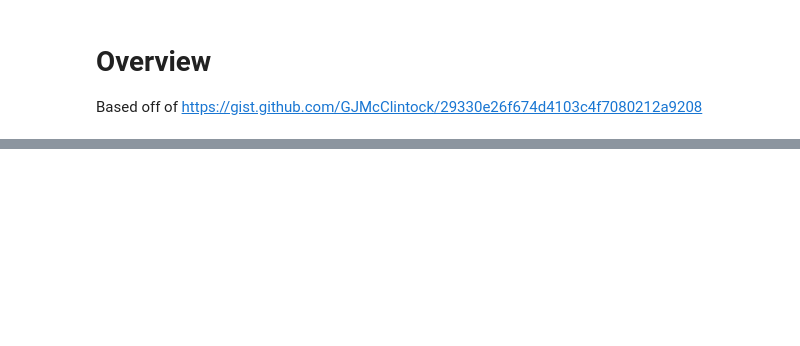
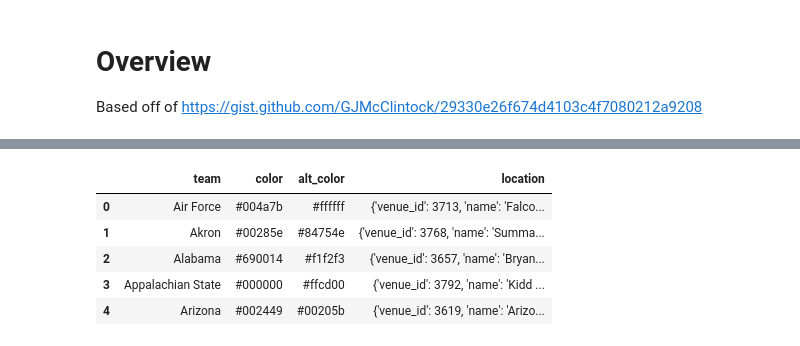
Before and after one commit to mgholswade/CFB_Analytics, a Jupyter notebook: notebooks/exploration.ipynb, the cells around one changed output, grey strips where cells are left out. Drawn from its saved outputs; the diff is of its cells as text; code cells hidden in the pictures; blank space fills up the shorter version.

```diff
--- a/notebooks/exploration.ipynb
+++ b/notebooks/exploration.ipynb
@@ -45,21 +93,0 @@ wc.hex_to_name('#ffffff')
-# %%
-#Functions from https://stackoverflow.com/questions/44354437/classify-users-by-colors
-def get_approx_color(hex_color):
-    orig = wc.hex_to_rgb(hex_color)
-    similarity = {}
-    for hex_code, color_name in wc.hex_to_name.items():
-        approx = wc.hex_to_rgb(hex_code)
-        similarity[color_name] = sum(np.subtract(orig, approx) ** 2)
-    return min(similarity, key=similarity.get)
-
-def get_color_name(hex_color):
-    try:
-        return wc.hex_to_name(hex_color)
-    except ValueError:
-        return get_approx_color(hex_color)
-
-print(get_color_name(u"#F5ABB5"))
-# lightpink
-
-for i in range(0,len(teams_df)):
-    teams_df.loc[i]['color_name'] = get_color_name(teams_df.loc[i]['color'])
@@ -68,0 +94,10 @@ teams_df.head()
+# %%
+type(teams_df.loc[1]['location'])
+teams_df.loc[1]['venue_id'] = teams_df.loc[1]['location']['venue_id']
+# %% [output]
+|  | team | color | alt_color | location |
+| 0 | Air Force | #004a7b | #ffffff | {'venue_id': 3713, 'name': 'Falco... |
+| 1 | Akron | #00285e | #84754e | {'venue_id': 3768, 'name': 'Summa... |
+| 2 | Alabama | #690014 | #f1f2f3 | {'venue_id': 3657, 'name': 'Bryan... |
+| 3 | Appalachian State | #000000 | #ffcd00 | {'venue_id': 3792, 'name': 'Kidd ... |
+| 4 | Arizona | #002449 | #00205b | {'venue_id': 3619, 'name': 'Arizo... |
```
Also changed, not shown: parts of 10 cells of this notebook, 1 other file.
